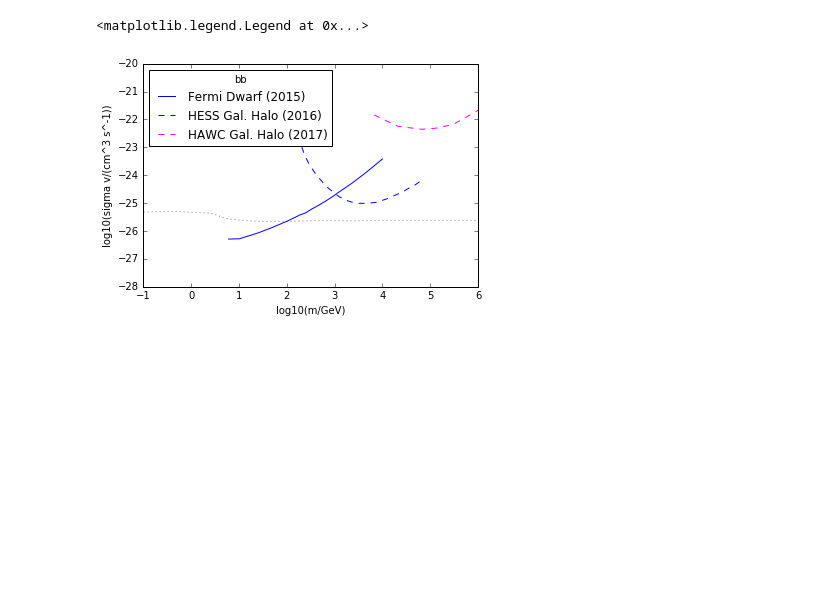
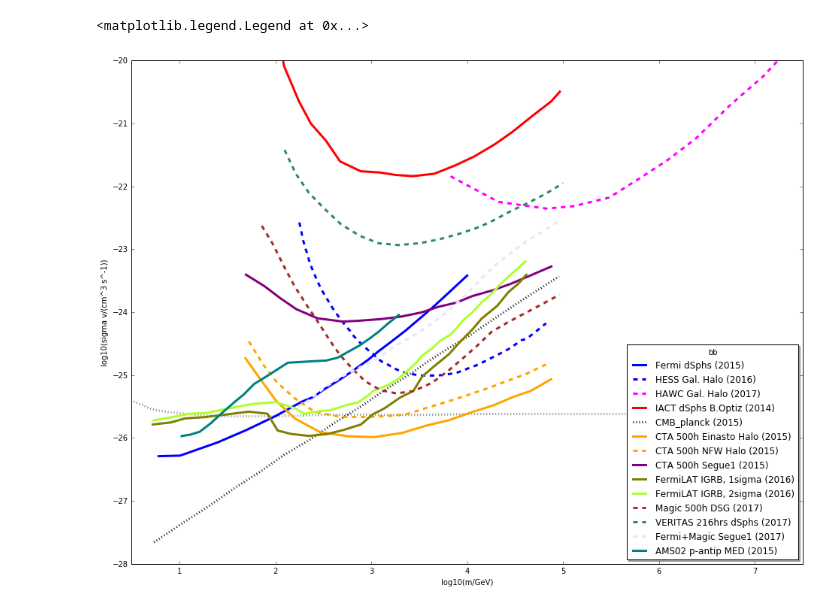
Before and after one commit to dieterhorns/plot_idm, a Jupyter notebook: plot_idm_limits.ipynb, the cells around one changed output. Drawn from its saved outputs; the diff is of its cells as text; code cells hidden in the pictures; blank space fills up the shorter version.

```diff
--- a/plot_idm_limits.ipynb
+++ b/plot_idm_limits.ipynb
@@ -119,16 +409,39 @@ hawc2017=np.array(
-# %%
-plt.axis([-1,6,-28,-20])
-plt.xlabel('log10(m/GeV)')
-plt.ylabel('log10(sigma v/(cm^3 s^-1))')
-plt.plot(np.log10(steigman2012[:,0]),np.log10(steigman2012[:,1])-26.,color='grey',linestyle=':')
-
-plt.plot(fermi2015[:,0],fermi2015[:,1],color='blue',linestyle='-',label="Fermi Dwarf (2015)")
-
-plt.plot(hess2016[:,0],hess2016[:,1],color='blue',linestyle='--',label="HESS Gal. Halo (2016)")
-
-plt.plot(hawc2017[:,0],hawc2017[:,1],color='magenta',linestyle='--',label="HAWC Gal. Halo (2017)")
-
-plt.legend(loc="upper left",title="bb")
-# %% [output]
-<matplotlib.legend.Legend at 0x...>
-[figure, removed]
+# %%
+
+plt.figure(figsize=(16,12))
+plt.axis([0.5,7.5,-28,-20])
+plt.xlabel('log10(m/GeV)')
+plt.ylabel('log10(sigma v/(cm^3 s^-1))')
+plt.plot(np.log10(steigman2012[:,0]),np.log10(steigman2012[:,1])-26.,color='grey',linestyle=':',linewidth=3)
+
+plt.plot(fermi2015[:,0],fermi2015[:,1],color='blue',linestyle='-',linewidth=3,label="Fermi dSphs (2015)")
+
+plt.plot(hess2016[:,0],hess2016[:,1],color='blue',linestyle='--',linewidth=3,label="HESS Gal. Halo (2016)")
+
+plt.plot(hawc2017[:,0],hawc2017[:,1],color='magenta',linestyle='--',linewidth=3,label="HAWC Gal. Halo (2017)")
+
+plt.plot(Optiz2014[:,0],Optiz2014[:,1],color='red',linestyle='-',linewidth=3,label="IACT dSphs B.Optiz (2014)")
+
+plt.plot(CMB_planck2015[:,0],CMB_planck2015[:,1],color='black',linestyle=':',linewidth=3,label="CMB_planck (2015)")
+
+plt.plot(CTA_halo_Einasto[:,0],CTA_halo_Einasto[:,1],color='orange',linestyle='-',linewidth=3,label="CTA 500h Einasto Halo (2015)")
+
+plt.plot(CTA_halo_NFW[:,0],CTA_halo_NFW[:,1],color='orange',linestyle='--',linewidth=3,label="CTA 500h NFW Halo (2015)")
+
+plt.plot(CTA_Segue1[:,0],CTA_Segue1[:,1],color='purple',linestyle='-',linewidth=3,label="CTA 500h Segue1 (2015)")
+
+plt.plot(Fermi_IGRB_1[:,0],Fermi_IGRB_1[:,1],color='olive',linestyle='-',linewidth=3,label="FermiLAT IGRB, 1sigma (2016)")
+plt.plot(Fermi_IGRB_2[:,0],Fermi_IGRB_2[:,1],color='greenyellow',linestyle='-',linewidth=3,label="FermiLAT IGRB, 2sigma (2016)")
+
+plt.plot(Magic_500[:,0],Magic_500[:,1],color='brown',linestyle='--',linewidth=3,label="Magic 500h DSG (2017)")
+
+plt.plot(Veritas_216[:,0],Veritas_216[:,1],color='seagreen',linestyle='--',linewidth=3,label="VERITAS 216hrs dSphs (2017)")
+
+plt.plot(Fermi_Magic_Segue1 [:,0],Fermi_Magic_Segue1 [:,1],color='lavender',linestyle='--',linewidth=3,label="Fermi+Magic Segue1 (2017)")
+
+plt.plot(AMS02_2015[:,0],AMS02_2015[:,1],color='teal',linestyle='-',linewidth=3,label="AMS02 p-antip MED (2015)")
+
+plt.legend(loc="lower right",title="bb",shadow=True)
+# %% [output]
+<matplotlib.legend.Legend at 0x...>
+[figure, added]
```
Also changed, not shown: parts of 1 cell of this notebook.
